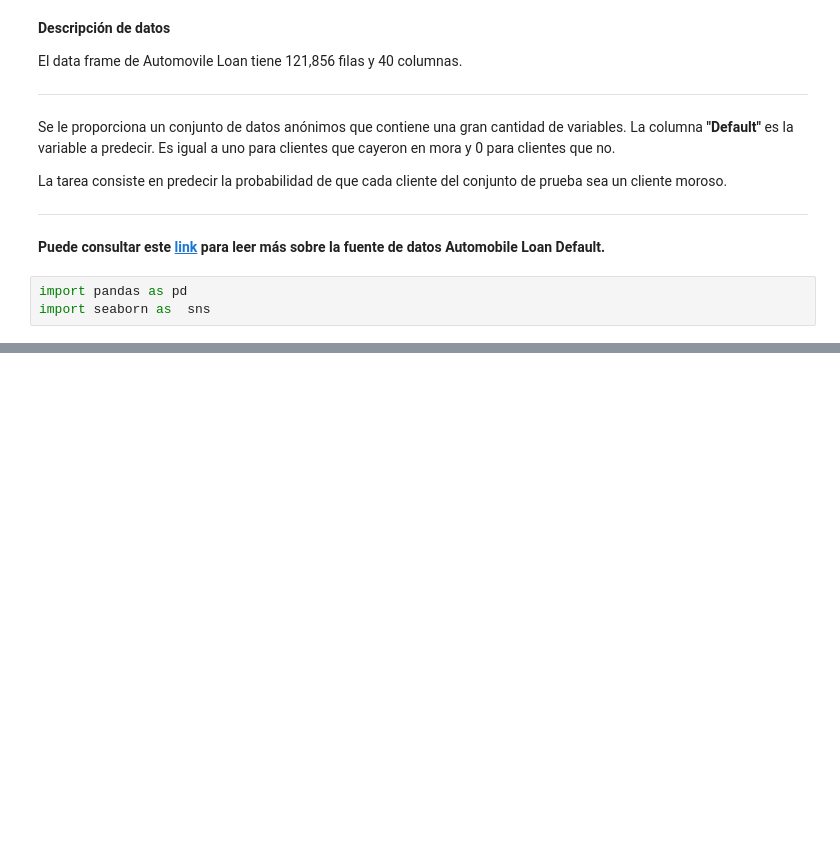
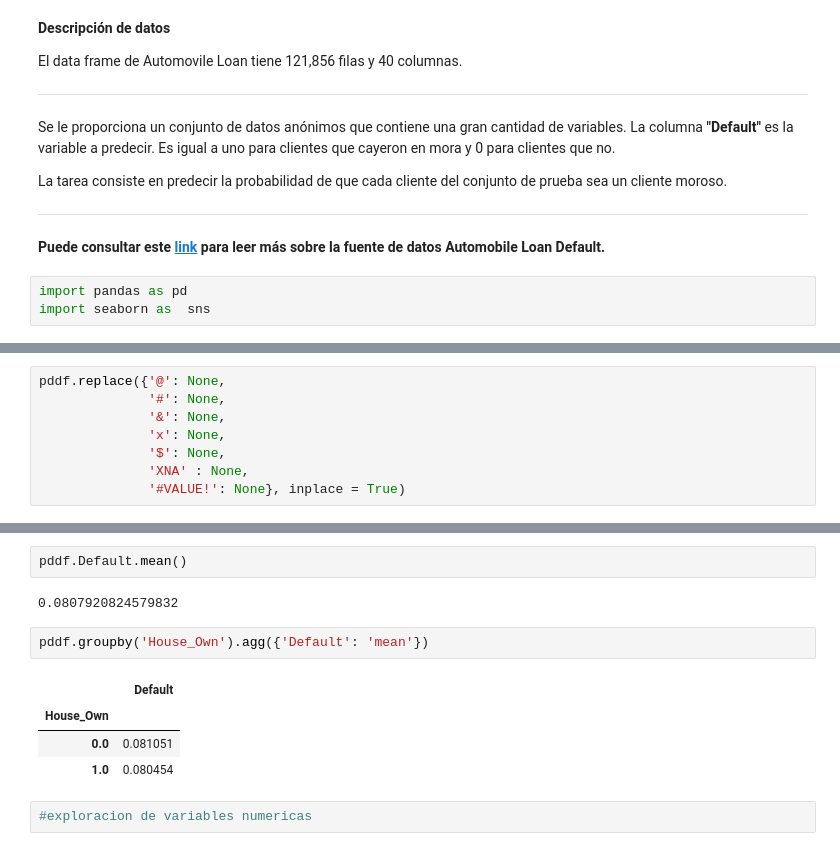
Before and after one commit to maacunap76/Especiaizacion_ML_Deep_DMC, a Jupyter notebook: Supervised_models/Logistic_regression/Credit_Scoring.ipynb, the cells around one changed output, grey strips where cells are left out. Saved outputs shown, nothing was run; the diff lists cells and outputs as text; blank space fills up the shorter version.

```diff
--- a/Supervised_models/Logistic_regression/Credit_Scoring.ipynb
+++ b/Supervised_models/Logistic_regression/Credit_Scoring.ipynb
@@ -72,0 +81,8 @@ pddf.head()
+# %%
+pddf.replace({'@': None,
+              '#': None,
+              '&': None,
+              'x': None,
+              '$': None,
+              'XNA' : None,
+              '#VALUE!': None}, inplace = True)
@@ -74,0 +100,13 @@ sns.countplot(x='Default', data = pddf, palette = 'hls')
+# %%
+pddf.Default.mean()
+# %% [output]
+0.0807920824579832
+# %%
+pddf.groupby('House_Own').agg({'Default': 'mean'})
+# %% [output]
+|  | Default |
+| House_Own |  |
+| 0.0 | 0.081051 |
+| 1.0 | 0.080454 |
+# %%
+#exploracion de variables numericas
```
Also changed, not shown: parts of 3 cells of this notebook.
